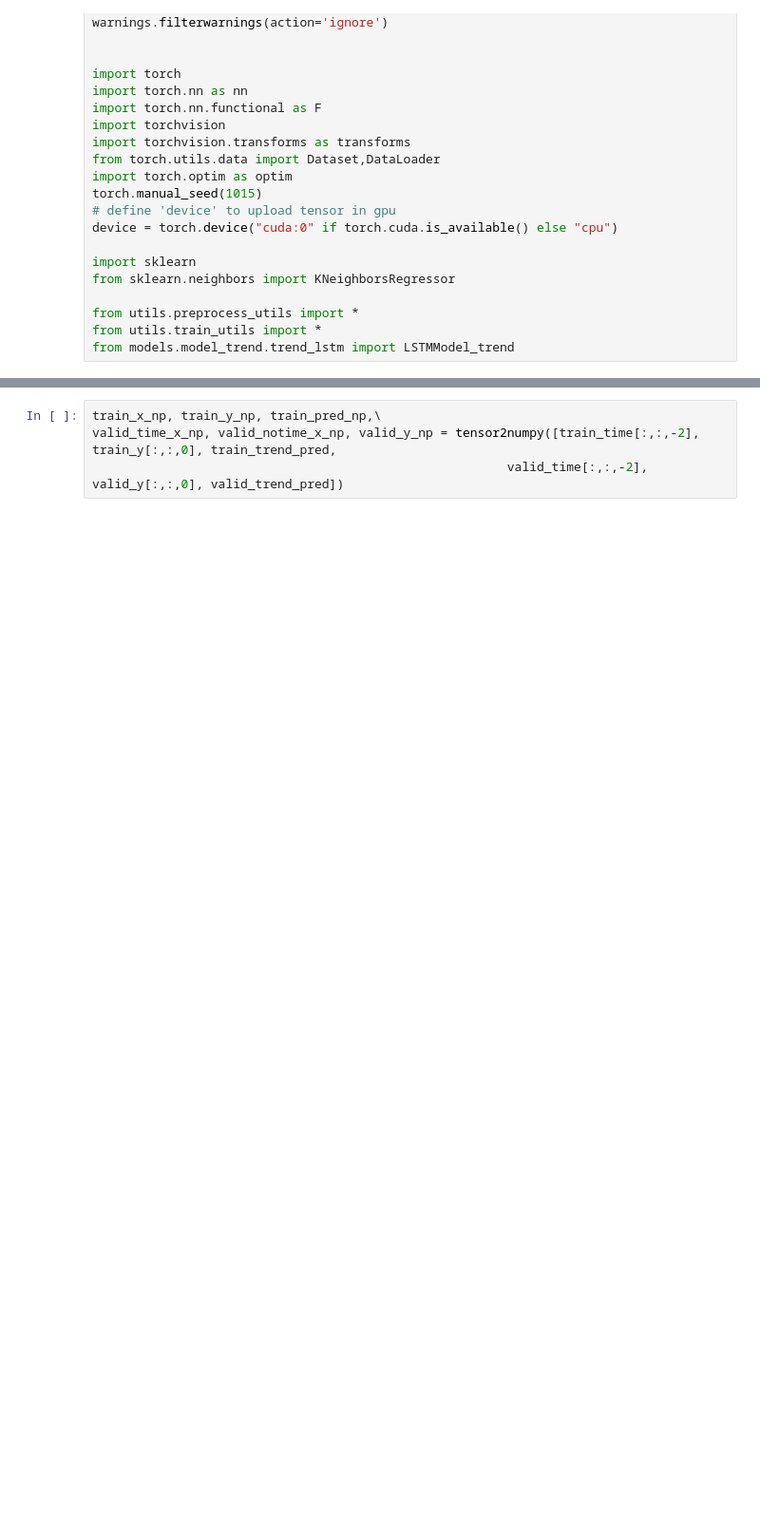
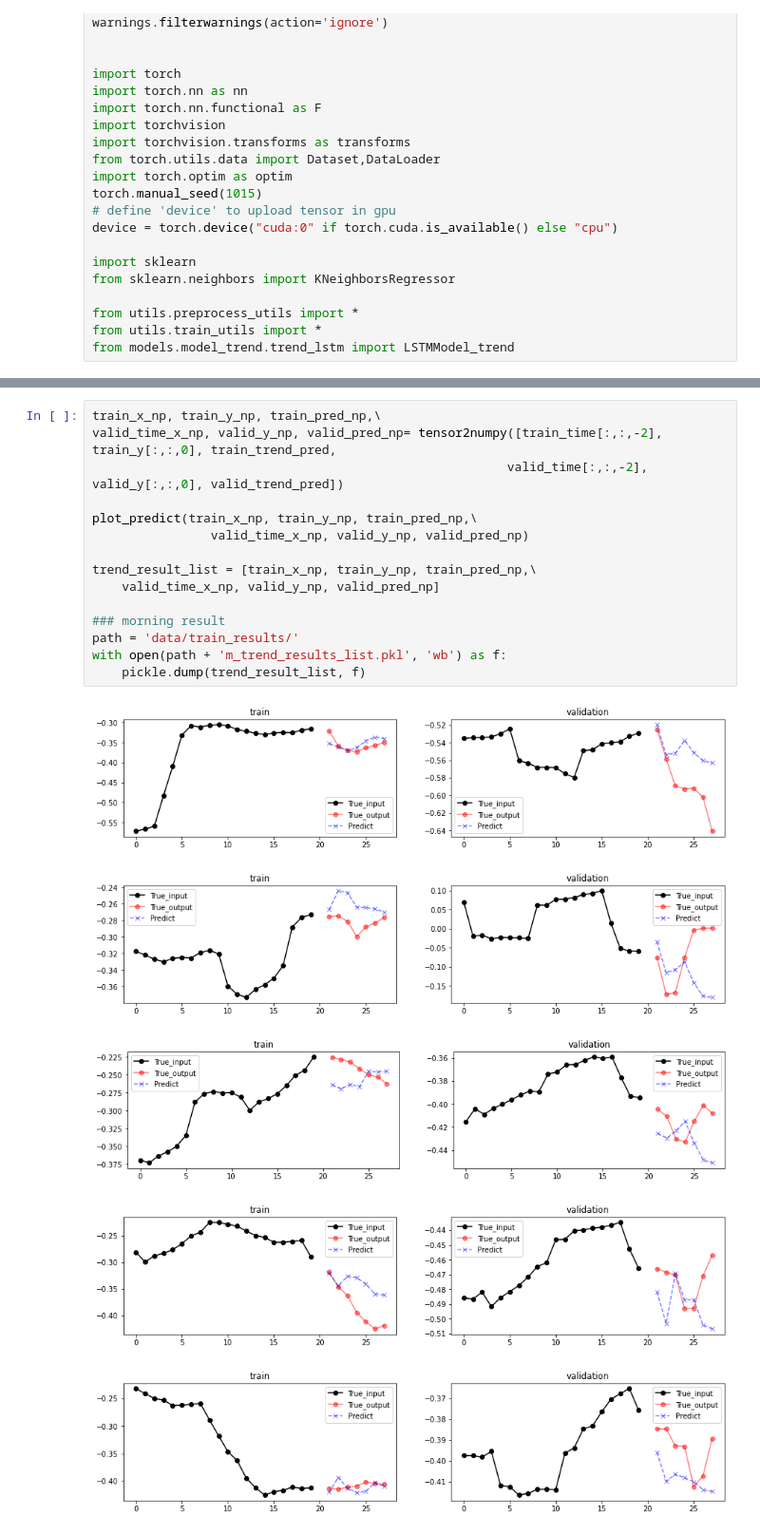
Before and after one commit to deagwon97/fp-ts, a Jupyter notebook: train_trend.ipynb, the cells around one changed output, grey strips where cells are left out. Shown at 95% size. Saved outputs shown, nothing was run; the diff lists cells and outputs as text; blank space fills up the shorter version.

```diff
--- a/train_trend.ipynb
+++ b/train_trend.ipynb
@@ -120,4 +121,21 @@ plt.show()
 # %%
 train_x_np, train_y_np, train_pred_np,\
-valid_time_x_np, valid_notime_x_np, valid_y_np = tensor2numpy([train_time[:,:,-2], train_y[:,:,0], train_trend_pred,
+valid_time_x_np, valid_y_np, valid_pred_np= tensor2numpy([train_time[:,:,-2], train_y[:,:,0], train_trend_pred,
                                                         valid_time[:,:,-2], valid_y[:,:,0], valid_trend_pred])
+
+plot_predict(train_x_np, train_y_np, train_pred_np,\
+                valid_time_x_np, valid_y_np, valid_pred_np)
+
+trend_result_list = [train_x_np, train_y_np, train_pred_np,\
+    valid_time_x_np, valid_y_np, valid_pred_np]
+
+### morning result
+path = 'data/train_results/'
+with open(path + 'm_trend_results_list.pkl', 'wb') as f:
+    pickle.dump(trend_result_list, f)
+# %% [output]
+[figure, added]
+[figure, added]
+[figure, added]
+[figure, added]
+[figure, added]
```
Also changed, not shown: parts of 8 cells of this notebook, 4 other files.
